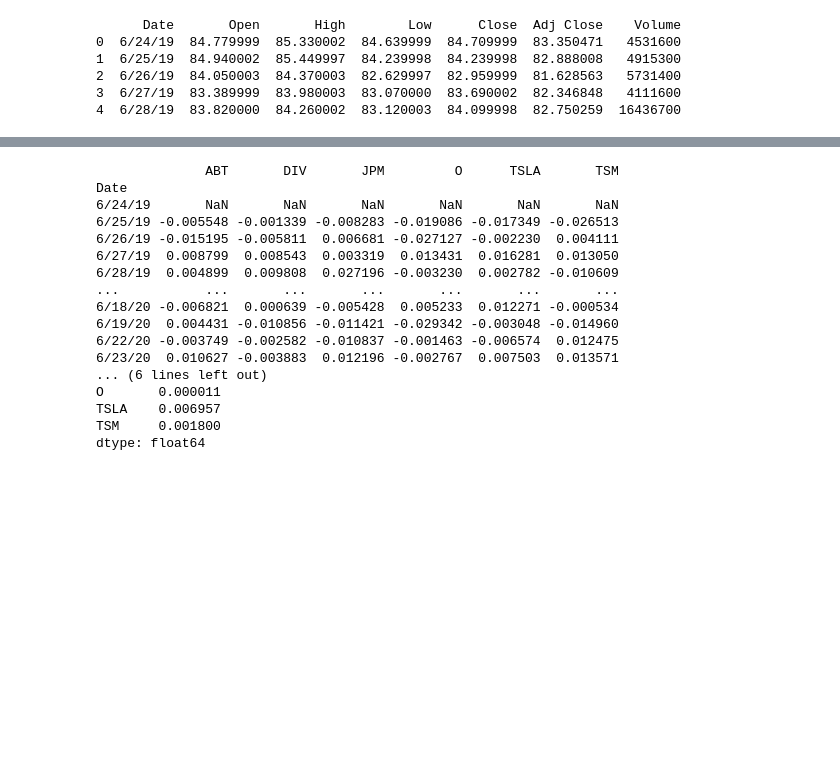
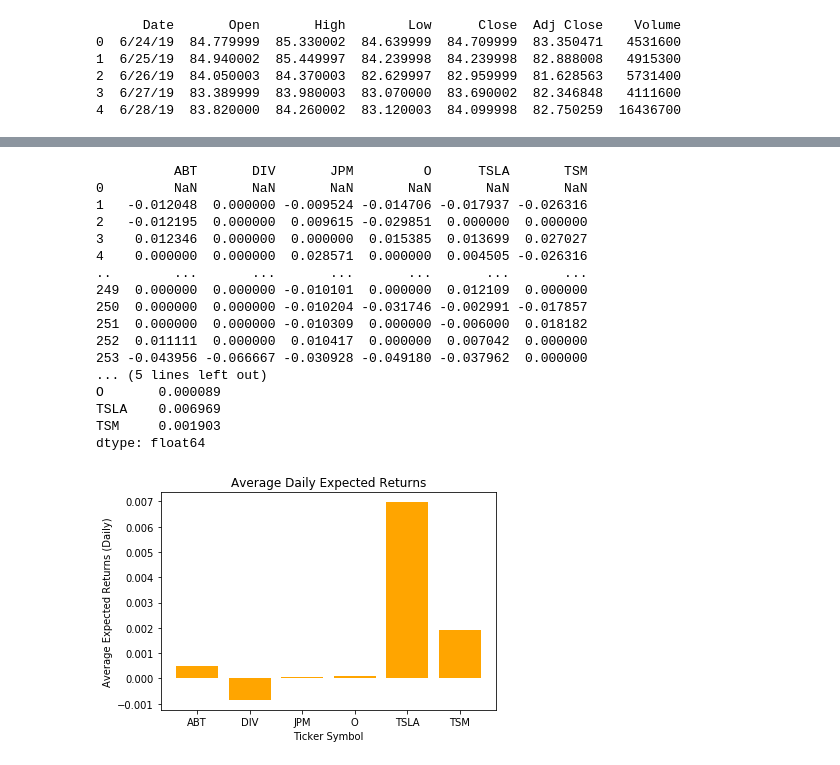
Before and after one commit to blakelucey/FA_Capstone_in_Progress, a Jupyter notebook: Capstone in Progress .ipynb, the cells around one changed output, grey strips where cells are left out. Saved outputs shown, nothing was run; the diff lists cells and outputs as text; code cells hidden in the pictures; blank space fills up the shorter version.

```diff
--- a/Capstone in Progress .ipynb
+++ b/Capstone in Progress .ipynb
@@ -89,0 +90,7 @@ See the caveats in the documentation: https://pandas.pydata.org/pandas-docs/stab
+# %%
+#Parse out unnecessary columns
+ABT_1 = ABT.drop(columns = ['Date', 'Open', 'High', 'Low', 'Close', 'Volume'])
+print(ABT_1)
+
+ABT_1.rename(columns = {'Adj Close' : 'ABT'}, inplace = True)
+print(ABT_1.head())
@@ -90,14 +118,19 @@ See the caveats in the documentation: https://pandas.pydata.org/pandas-docs/stab
+# %%
+ticker = ['ABT', 'DIV', 'JPM', 'O', 'TSLA', 'TSM']
 # %%
 #New comprehensive dataframe
-ABT_1.insert(2, 'DIV', DIV_1)
-ABT_1.insert(3, 'JPM', JPM_1)
-ABT_1.insert(4, 'O', O_1)
-ABT_1.insert(5, 'TSLA', TSLA_1)
-ABT_1.insert(6, 'TSM', TSM_1)
+ABT_1.insert(1, 'DIV', DIV['Adj Close'])
+ABT_1.insert(2, 'JPM', JPM['Adj Close'])
+ABT_1.insert(3, 'O', O['Adj Close'])
+ABT_1.insert(4, 'TSLA', TSLA['Adj Close'])
+ABT_1.insert(5, 'TSM', TSM['Adj Close'])
 print(ABT_1)
 
 #Change Date to Index
-df = ABT_1.set_index('Date')
+columns = ["ABT", "DIV", "JPM", "O", "TSLA", "TSM"]
+df = ABT_1.reindex(columns=columns)
+df[columns] = df[columns].astype(int)
 
 print(df.info())
+print(df.shape)
 # %% [output]
@@ -126,20 +159,31 @@ print(daily_ER)
 AVG_daily_ER = daily_ER.mean()
 print(AVG_daily_ER)
 # %% [output]
-              ABT       DIV       JPM         O      TSLA       TSM
-Date
-6/24/19       NaN       NaN       NaN       NaN       NaN       NaN
-6/25/19 -0.005548 -0.001339 -0.008283 -0.019086 -0.017349 -0.026513
-6/26/19 -0.015195 -0.005811  0.006681 -0.027127 -0.002230  0.004111
-6/27/19  0.008799  0.008543  0.003319  0.013431  0.016281  0.013050
-6/28/19  0.004899  0.009808  0.027196 -0.003230  0.002782 -0.010609
-...           ...       ...       ...       ...       ...       ...
-6/18/20 -0.006821  0.000639 -0.005428  0.005233  0.012271 -0.000534
-6/19/20  0.004431 -0.010856 -0.011421 -0.029342 -0.003048 -0.014960
-6/22/20 -0.003749 -0.002582 -0.010837 -0.001463 -0.006574  0.012475
-6/23/20  0.010627 -0.003883  0.012196 -0.002767  0.007503  0.013571
-... (6 lines left out)
-O       0.000011
-TSLA    0.006957
-TSM     0.001800
+          ABT       DIV       JPM         O      TSLA       TSM
+0         NaN       NaN       NaN       NaN       NaN       NaN
+1   -0.012048  0.000000 -0.009524 -0.014706 -0.017937 -0.026316
+2   -0.012195  0.000000  0.009615 -0.029851  0.000000  0.000000
+3    0.012346  0.000000  0.000000  0.015385  0.013699  0.027027
+4    0.000000  0.000000  0.028571  0.000000  0.004505 -0.026316
+..        ...       ...       ...       ...       ...       ...
+249  0.000000  0.000000 -0.010101  0.000000  0.012109  0.000000
+250  0.000000  0.000000 -0.010204 -0.031746 -0.002991 -0.017857
+251  0.000000  0.000000 -0.010309  0.000000 -0.006000  0.018182
+252  0.011111  0.000000  0.010417  0.000000  0.007042  0.000000
+253 -0.043956 -0.066667 -0.030928 -0.049180 -0.037962  0.000000
+... (5 lines left out)
+O       0.000089
+TSLA    0.006969
+TSM     0.001903
 dtype: float64
+# %%
+#Plot Average Dailey Expected Returns
+
+plt.figure()
+plt.bar(ticker, AVG_daily_ER, color = 'orange')
+plt.title('Average Daily Expected Returns')
+plt.xlabel('Ticker Symbol')
+plt.ylabel('Average Expected Returns (Daily)')
+plt.show()
+# %% [output]
+[figure, added]
```
Also changed, not shown: parts of 14 cells of this notebook, 10 other files.
